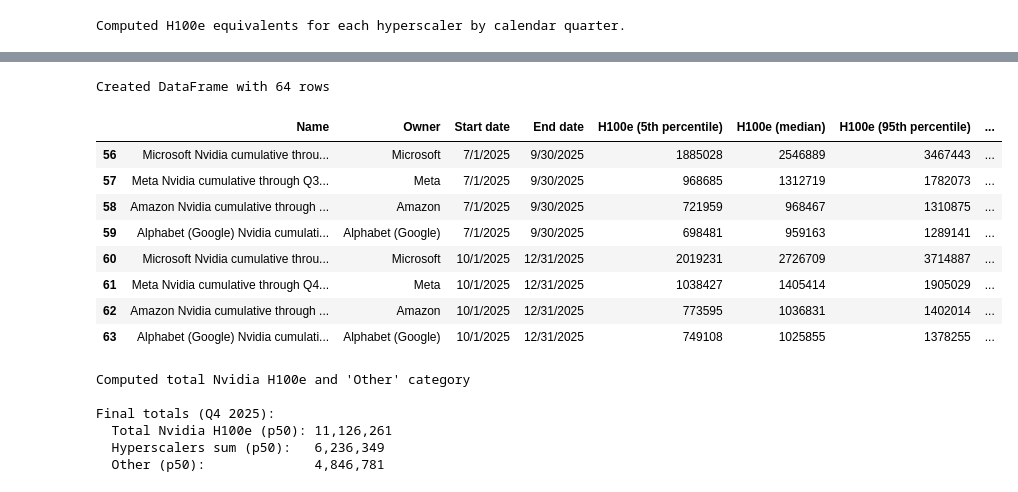
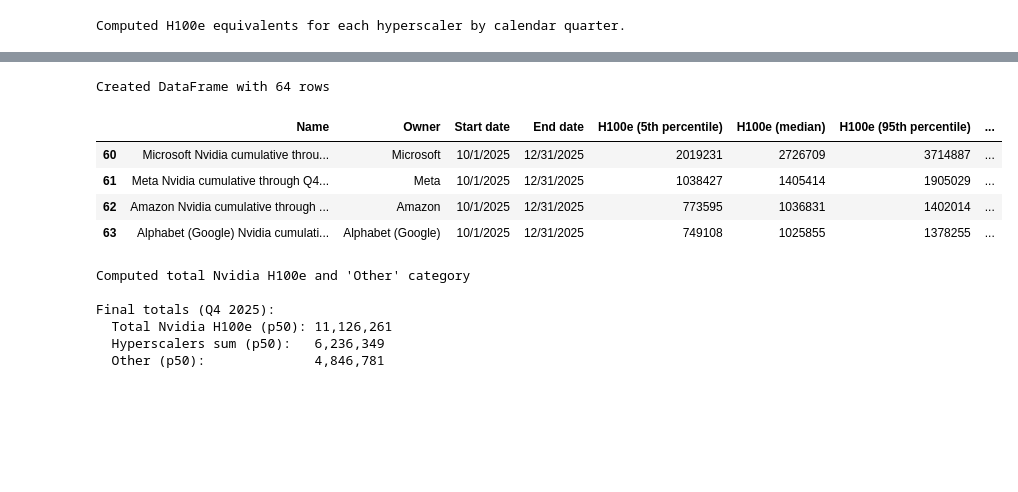
Before and after one commit to epoch-research/ai-chip-counts, a Jupyter notebook: nvidia_owners.ipynb, the cells around one changed output, grey strips where cells are left out. Saved outputs shown, nothing was run; the diff lists cells and outputs as text; code cells hidden in the pictures; blank space fills up the shorter version.

Commit message:
updates to cumulative model and nvidia ownership

```diff
--- a/nvidia_owners.ipynb
+++ b/nvidia_owners.ipynb
@@ -219,8 +229,4 @@ Hyperscaler discount factor: 1.03 - 1.06
 # %%
-# ==============================================
-# HYPERSCALER CHIP ALLOCATION BY QUARTER
-# ==============================================
-
 def get_china_chip_share(quarter):
     """Get the share of revenue from China-spec chips for a quarter."""
     china_share = 0
@@ -233,30 +239,24 @@ def get_china_chip_share(quarter):
     return china_share
 
 def get_non_china_chip_share(quarter):
-    """Get the share of revenue from non-China chips for a quarter."""
     return 1 - get_china_chip_share(quarter)
 
-# Before export controls (Oct 2022 / FY23Q4), China was ~19% of Nvidia DC revenue
+# Pre-export-controls (before Oct 2022 / FY23Q4), China was ~19% of Nvidia DC revenue
 # buying regular A100s, not China-spec chips.
 PRE_EXPORT_CONTROL_CHINA_SHARE = 0.19
 EXPORT_CONTROL_START = 'FY23Q4'
 
 def get_china_revenue_share(quarter):
-    """Get actual China share of Nvidia DC revenue for a quarter.
-    Before export controls, China bought regular A100s (~19% of revenue).
-    After export controls, they bought China-spec chips tracked in the spreadsheet."""
+    """Get China's share of Nvidia DC revenue for a quarter.
+    Pre-export-controls: ~19% (regular A100s). Post: China-spec chip share."""
     q_idx = QUARTERS.index(quarter)
     cutoff_idx = QUARTERS.index(EXPORT_CONTROL_START)
     if q_idx < cutoff_idx:
         return PRE_EXPORT_CONTROL_CHINA_SHARE
     return get_china_chip_share(quarter)
 
-# Baseline China share: the average level of China sales across all quarters.
-# The hyperscaler share estimates (HYPERSCALER_SHARES) are of total Nvidia DC revenue,
-# implicitly assuming this average level of China sales.
 BASELINE_CHINA_SHARE = np.mean([get_china_revenue_share(q) for q in QUARTERS])
 
-# Print China revenue share by quarter for reference
 print("China Revenue Share by Quarter:")
 print("-" * 40)
 for quarter in QUARTERS:
@@ -398,3 +378,30 @@ hyperscaler_results = allocate_to_hyperscalers(
 print("Simulation complete.")
 # %% [output]
 Simulation complete.
+# %%
+# ==============================================
+# OWNER CHIP SHARE SUMMARY (output of compute_nvidia_hyperscaler_chip_shares)
+# ==============================================
+# Share is the same for all US chips in a given quarter, so show one row per quarter.
+
+def fmt_pct(samples):
+    """Format share samples as 'median% [p5–p95%]'."""
+    p5, p50, p95 = [np.percentile(samples, p) * 100 for p in [5, 50, 95]]
+    return f"{p50:.1f}% [{p5:.1f}–{p95:.1f}%]"
+
+col_w = 24
+header = ''.join(f'{c:>{col_w}}' for c in HYPERSCALERS)
+print(f"Owner share of US chips by quarter (includes China boost + discount)")
+print(f"{'Quarter':<10}{header}{'Sum':>{col_w}}")
+print("─" * (10 + col_w * (len(HYPERSCALERS) + 1)))
+
+for quarter in QUARTERS:
+    ref_chip = US_CHIPS[0]
+    vals = ''
+    total = np.zeros(N_SAMPLES)
+    for company in HYPERSCALERS:
+        samples = hyperscaler_share_samples[company][quarter][ref_chip]
+        total += samples
+        vals += f'{fmt_pct(samples):>{col_w}}'
+    vals += f'{fmt_pct(total):>{col_w}}'
+    print(f"{quarter:<10}{vals}")
@@ -658,38 +746,34 @@ def get_calendar_quarter_dates(cal_q):
 rows = []
 for cq in CALENDAR_QUARTERS:
     start_date, end_date = get_calendar_quarter_dates(cq)
     for company in HYPERSCALERS:
         h100e_samples = hyperscaler_h100e[company][cq]
 
         # Also compute total units for reference
         unit_samples = sum(
             hyperscaler_calendar_running[company][cq][chip]
             for chip in CHIP_TYPES
         )
 
         rows.append({
             'Name': f"{company} Nvidia cumulative through {cq}",
             'Owner': company,
             'Start date': start_date,
             'End date': end_date,
             'H100e (5th percentile)': int(np.percentile(h100e_samples, 5)),
             'H100e (median)': int(np.percentile(h100e_samples, 50)),
             'H100e (95th percentile)': int(np.percentile(h100e_samples, 95)),
             'Units (5th percentile)': int(np.percentile(unit_samples, 5)),
             'Units (median)': int(np.percentile(unit_samples, 50)),
             'Units (95th percentile)': int(np.percentile(unit_samples, 95)),
         })
 
 hyperscaler_h100e_df = pd.DataFrame(rows)
 print(f"Created DataFrame with {len(hyperscaler_h100e_df)} rows")
-hyperscaler_h100e_df.tail(8)
+hyperscaler_h100e_df.tail(4)
 # %% [output]
 Created DataFrame with 64 rows
 |  | Name | Owner | Start date | End date | H100e (5th percentile) | H100e (median) | H100e (95th percentile) | ... |
-| 56 | Microsoft Nvidia cumulative throu... | Microsoft | 7/1/2025 | 9/30/2025 | 1885028 | 2546889 | 3467443 | ... |
-| 57 | Meta Nvidia cumulative through Q3... | Meta | 7/1/2025 | 9/30/2025 | 968685 | 1312719 | 1782073 | ... |
-| 58 | Amazon Nvidia cumulative through ... | Amazon | 7/1/2025 | 9/30/2025 | 721959 | 968467 | 1310875 | ... |
-| 59 | Alphabet (Google) Nvidia cumulati... | Alphabet (Google) | 7/1/2025 | 9/30/2025 | 698481 | 959163 | 1289141 | ... |
 | 60 | Microsoft Nvidia cumulative throu... | Microsoft | 10/1/2025 | 12/31/2025 | 2019231 | 2726709 | 3714887 | ... |
 | 61 | Meta Nvidia cumulative through Q4... | Meta | 10/1/2025 | 12/31/2025 | 1038427 | 1405414 | 1905029 | ... |
 | 62 | Amazon Nvidia cumulative through ... | Amazon | 10/1/2025 | 12/31/2025 | 773595 | 1036831 | 1402014 | ... |
```
Also changed, not shown: parts of 11 cells of this notebook, 7 other files.
